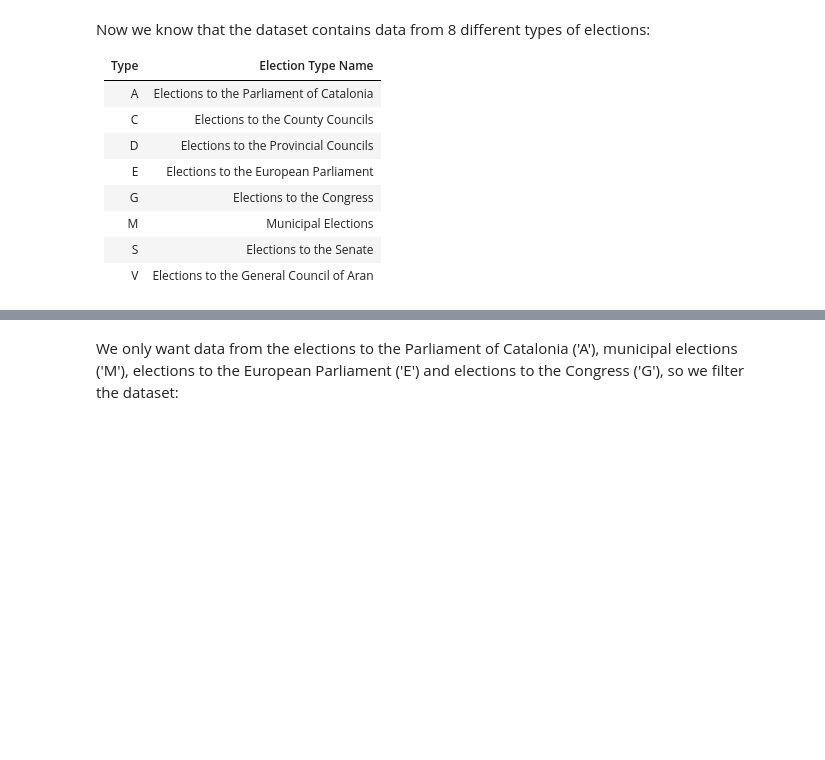
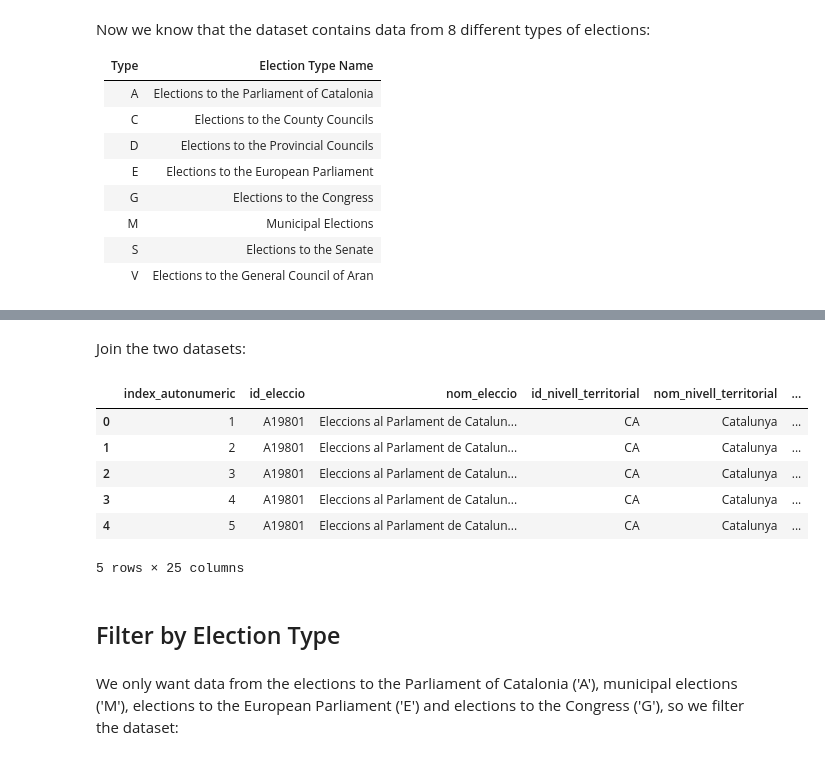
Before and after one commit to guillempla/catalan-elections-forecasting, a Jupyter notebook: src/study-data/study-data.ipynb, the cells around one changed output, grey strips where cells are left out. Drawn from its saved outputs; the diff is of its cells as text; code cells hidden in the pictures; blank space fills up the shorter version.

```diff
--- a/src/study-data/study-data.ipynb
+++ b/src/study-data/study-data.ipynb
@@ -142,3 +190,20 @@ Now we know that the dataset contains data from 8 different types of elections:
+# %% [markdown]
+Join the two datasets:
+# %%
+# Join df with df_elections_days
+df = df.merge(df_elections_days, on=['nom_eleccio', 'year'], how='left')
+
+df.head()
+# %% [output]
+|  | index_autonumeric | id_eleccio | nom_eleccio | id_nivell_territorial | nom_nivell_territorial | ... |
+| 0 | 1 | A19801 | Eleccions al Parlament de Catalun... | CA | Catalunya | ... |
+| 1 | 2 | A19801 | Eleccions al Parlament de Catalun... | CA | Catalunya | ... |
+| 2 | 3 | A19801 | Eleccions al Parlament de Catalun... | CA | Catalunya | ... |
+| 3 | 4 | A19801 | Eleccions al Parlament de Catalun... | CA | Catalunya | ... |
+| 4 | 5 | A19801 | Eleccions al Parlament de Catalun... | CA | Catalunya | ... |
+5 rows × 25 columns
+# %% [markdown]
+## Filter by Election Type
 # %% [markdown]
 We only want data from the elections to the Parliament of Catalonia ('A'), municipal elections ('M'), elections to the European Parliament ('E') and elections to the Congress ('G'), so we filter the dataset:
 # %%
```
Also changed, not shown: parts of 15 cells of this notebook.
